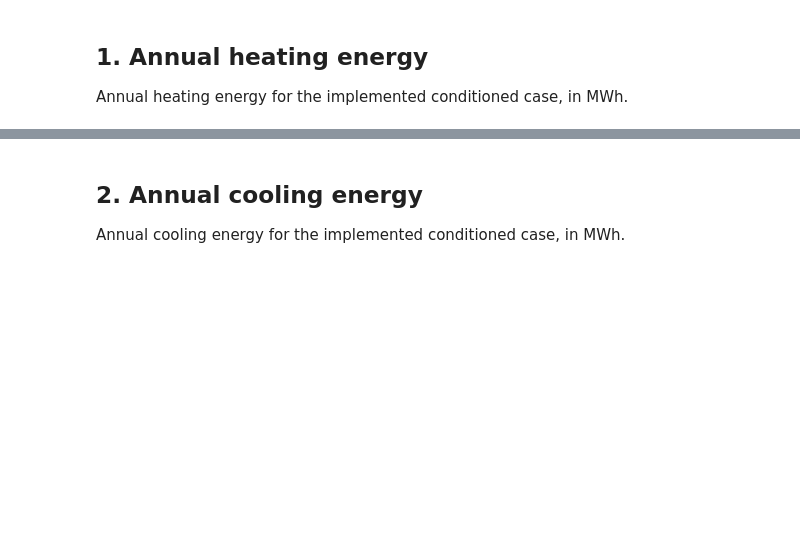
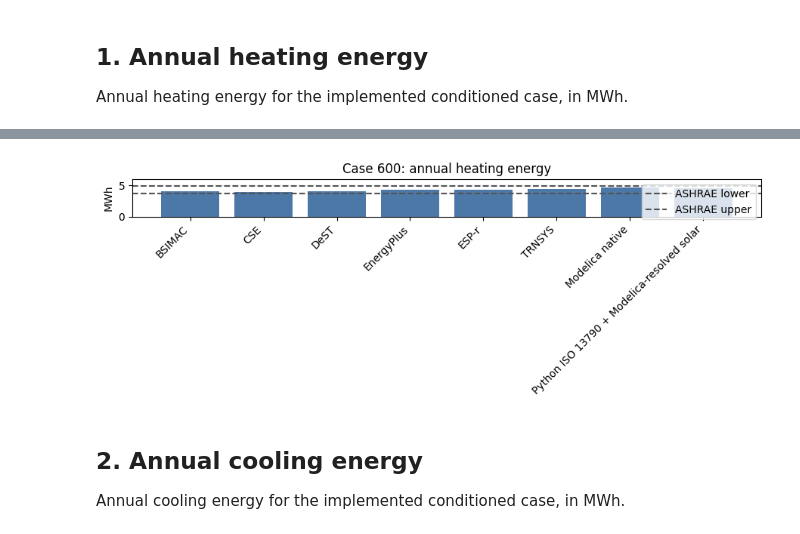
Before and after one commit to bruiarc/_BESTEST, a Jupyter notebook: notebooks/02_case600_pilot_validation.ipynb, the cells around one changed output, grey strips where cells are left out. Cells and saved outputs as stored; diff of their text form; code cells hidden in the pictures; blank space fills up the shorter version.

```diff
--- a/notebooks/02_case600_pilot_validation.ipynb
+++ b/notebooks/02_case600_pilot_validation.ipynb
@@ -4,10 +4,7 @@
 Native Python ISO results may be used for formal ASHRAE annual-energy assessment. `modelica_solar` is a controlled-forcing comparison and is not formal pass/fail.
 # %%
 from pathlib import Path
-import os, subprocess, sys
-os.environ.setdefault('MPLCONFIGDIR', '/private/tmp/mpl-bestest-notebook')
-import matplotlib
-matplotlib.use('Agg')
+import subprocess, sys
 import matplotlib.pyplot as plt
 import pandas as pd
 
@@ -28,6 +25,15 @@ result_dir = root / 'results' / f'case{case}'
 metrics = pd.read_csv(result_dir / f'case{case}_metrics.csv')
 hourly = pd.read_csv(result_dir / f'case{case}_feb1_load_profile.csv')
 iso_run_mode, ISO_LABEL = selected_iso_mode(ISO_MODE)
+def annual_range_plot(table, title):
+    row = table.iloc[0]
+    values = row.drop(labels=['Case', 'ASHRAE lower', 'ASHRAE upper', 'Python range status']).astype(float)
+    fig, ax = plt.subplots(figsize=(9, 3.4))
+    ax.bar(values.index, values.values, color='#4C78A8')
+    ax.axhline(row['ASHRAE lower'], color='#555555', linestyle='--', label='ASHRAE lower')
+    ax.axhline(row['ASHRAE upper'], color='#555555', linestyle='--', label='ASHRAE upper')
+    ax.set(ylim=(0, 1.2 * max(values.max(), row['ASHRAE upper'])), ylabel='MWh', title=title)
+    ax.legend(); ax.grid(axis='y', alpha=.2); plt.xticks(rotation=45, ha='right'); fig.tight_layout(); plt.show()
 # %% [markdown]
 ## 1. Annual heating energy
 
@@ -42,0 +41,5 @@ plt.xticks(rotation=45, ha='right'); plt.tight_layout()
+# %%
+heating = annual_energy_table(metrics, reference, case, 'annual_heating_energy', ISO_MODE)
+display(heating)
+annual_range_plot(heating, f'Case {case}: annual heating energy')
+# %% [output]
@@ -43,3 +48,4 @@ plt.xticks(rotation=45, ha='right'); plt.tight_layout()
+[figure, added]
 # %% [markdown]
 ## 2. Annual cooling energy
 
```
Also changed, not shown: parts of 11 cells of this notebook, 12 other files.
